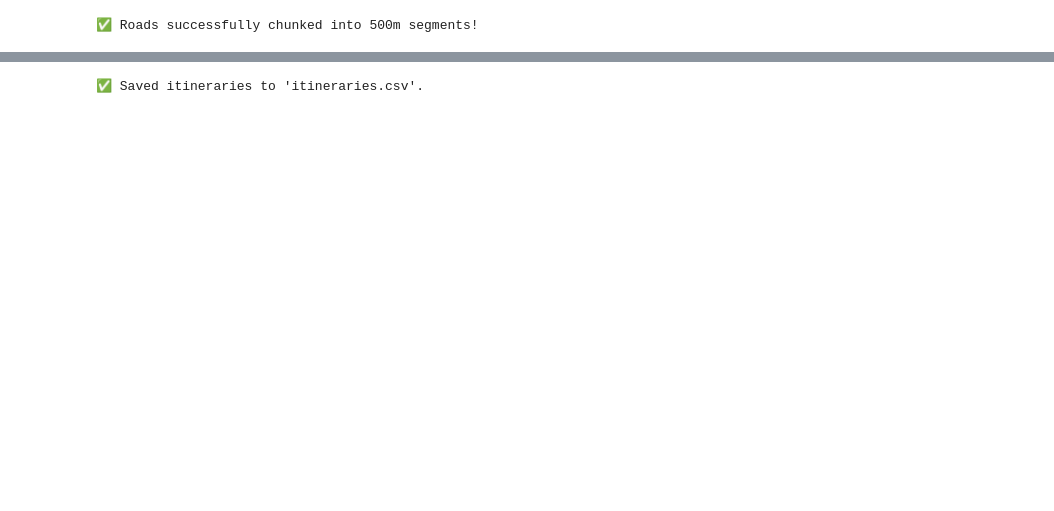
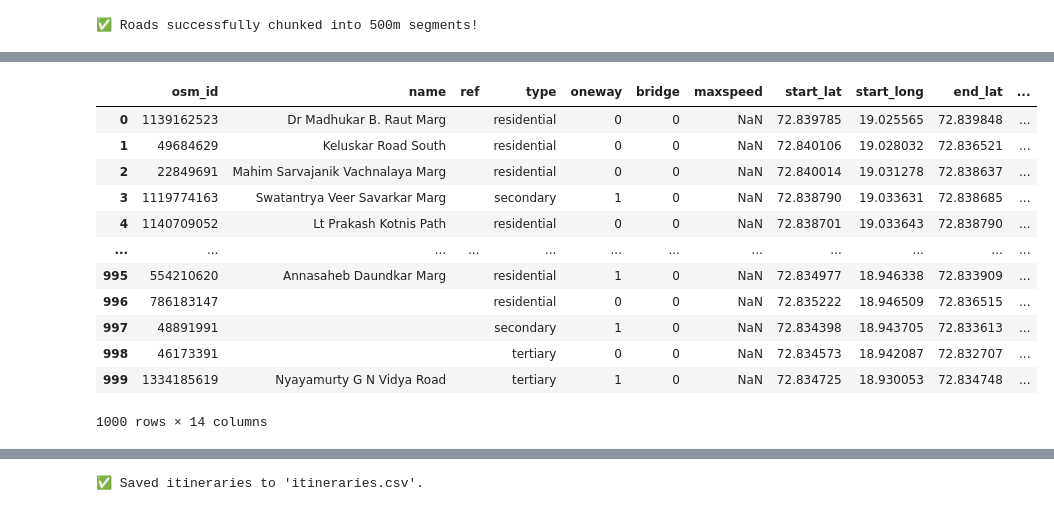
Before and after one commit to geosensing/missing_women, a Jupyter notebook: scripts/gen_routes-mumbai.ipynb, the cells around one changed output, grey strips where cells are left out. Saved outputs shown, nothing was run; the diff lists cells and outputs as text; code cells hidden in the pictures; blank space fills up the shorter version.

```diff
--- a/scripts/gen_routes-mumbai.ipynb
+++ b/scripts/gen_routes-mumbai.ipynb
@@ -308,3 +332,34 @@ df_sorted["travel_distance"] = df_sorted.apply(
+# %%
+# Compute distances for consecutive locations
+distances = []
+for i in range(len(df_sorted) - 1):
+    loc1 = df_sorted.loc[i, 'osm_id']
+    loc2 = df_sorted.loc[i + 1, 'osm_id']
+    distance = df_distance_matrix.loc[loc1, loc2]
+    distance = df_distance_matrix.loc[loc1, loc2]
+    # FIXME: choose first one if there is dumplicate osm_id in distance matrix
+    while not isinstance(distance, float):
+        distance = distance.iloc[0]
+    distances.append(distance)
+
+# Add distances to a new column
+df_sorted['travel_distance'] = [None] + distances  # Add None for last row
+
+df_sorted
+# %% [output]
+|  | osm_id | name | ref | type | oneway | bridge | maxspeed | start_lat | start_long | end_lat | ... |
+| 0 | 1139162523 | Dr Madhukar B. Raut Marg |  | residential | 0 | 0 | NaN | 72.839785 | 19.025565 | 72.839848 | ... |
+| 1 | 49684629 | Keluskar Road South |  | residential | 0 | 0 | NaN | 72.840106 | 19.028032 | 72.836521 | ... |
+| 2 | 22849691 | Mahim Sarvajanik Vachnalaya Marg |  | residential | 0 | 0 | NaN | 72.840014 | 19.031278 | 72.838637 | ... |
+| 3 | 1119774163 | Swatantrya Veer Savarkar Marg |  | secondary | 1 | 0 | NaN | 72.838790 | 19.033631 | 72.838685 | ... |
+| 4 | 1140709052 | Lt Prakash Kotnis Path |  | residential | 0 | 0 | NaN | 72.838701 | 19.033643 | 72.838790 | ... |
+| ... | ... | ... | ... | ... | ... | ... | ... | ... | ... | ... | ... |
+| 995 | 554210620 | Annasaheb Daundkar Marg |  | residential | 1 | 0 | NaN | 72.834977 | 18.946338 | 72.833909 | ... |
+| 996 | 786183147 |  |  | residential | 0 | 0 | NaN | 72.835222 | 18.946509 | 72.836515 | ... |
+| 997 | 48891991 |  |  | secondary | 1 | 0 | NaN | 72.834398 | 18.943705 | 72.833613 | ... |
+| 998 | 46173391 |  |  | tertiary | 0 | 0 | NaN | 72.834573 | 18.942087 | 72.832707 | ... |
+| 999 | 1334185619 | Nyayamurty G N Vidya Road |  | tertiary | 1 | 0 | NaN | 72.834725 | 18.930053 | 72.834748 | ... |
+1000 rows × 14 columns
 # %%
 MAX_ITINERARY_DISTANCE = 20000  # 20 km in meters
 
```
Also changed, not shown: parts of 16 cells of this notebook, 2 other files.
